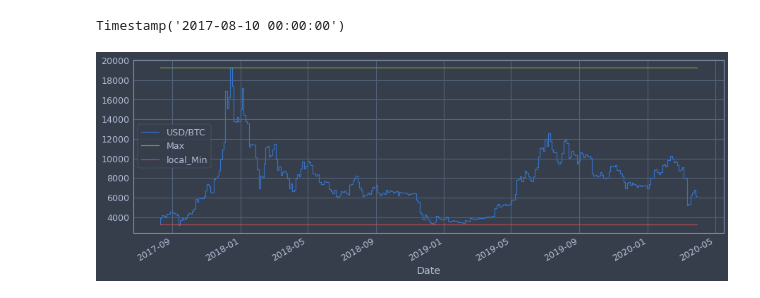
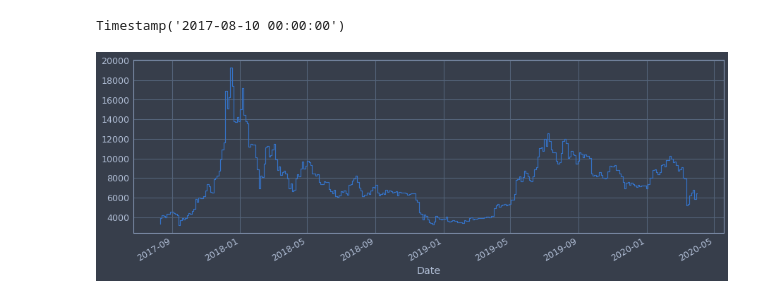
Before and after one commit to pcjedi/notebooks, a Jupyter notebook: bcoin.ipynb, the cells around one changed output. Cells and saved outputs as stored; diff of their text form; code cells hidden in the pictures.

```diff
--- a/bcoin.ipynb
+++ b/bcoin.ipynb
@@ -49,8 +49,8 @@ Name: USD/BTC, dtype: float64
 [figure]
 # %%
 start = df['USD/BTC'][df['USD/BTC']>df['local_Min']].index[0]
-df[start:].plot(drawstyle="steps", figsize=(15, 5))
+df[start:]["USD/BTC"].plot(drawstyle="steps", figsize=(15, 5))
 start
 # %% [output]
 Timestamp('2017-08-10 00:00:00')
-[figure, old version]
+[figure, new version]
```
Also changed, not shown: parts of 1 cell of this notebook, 1 other file.
